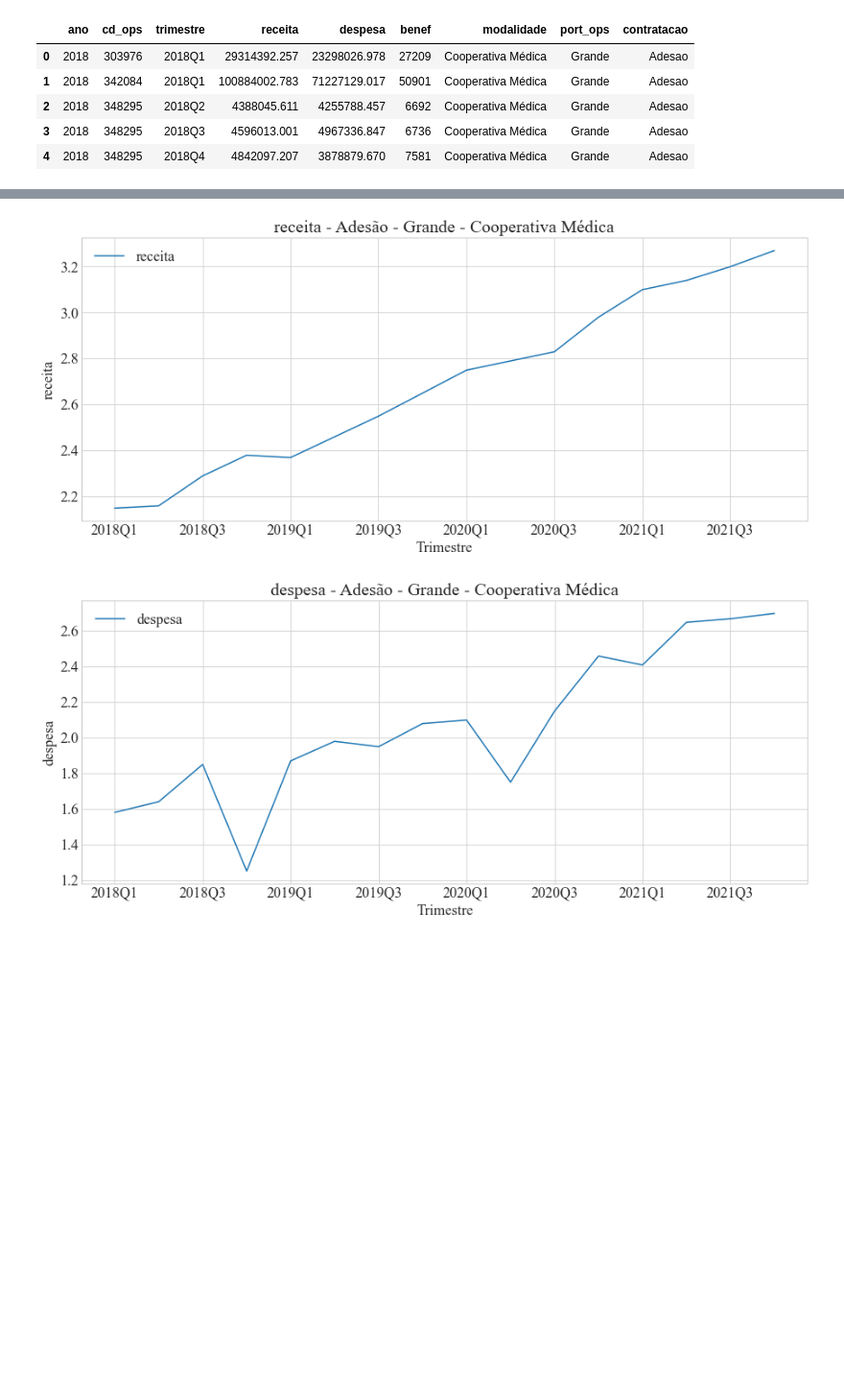
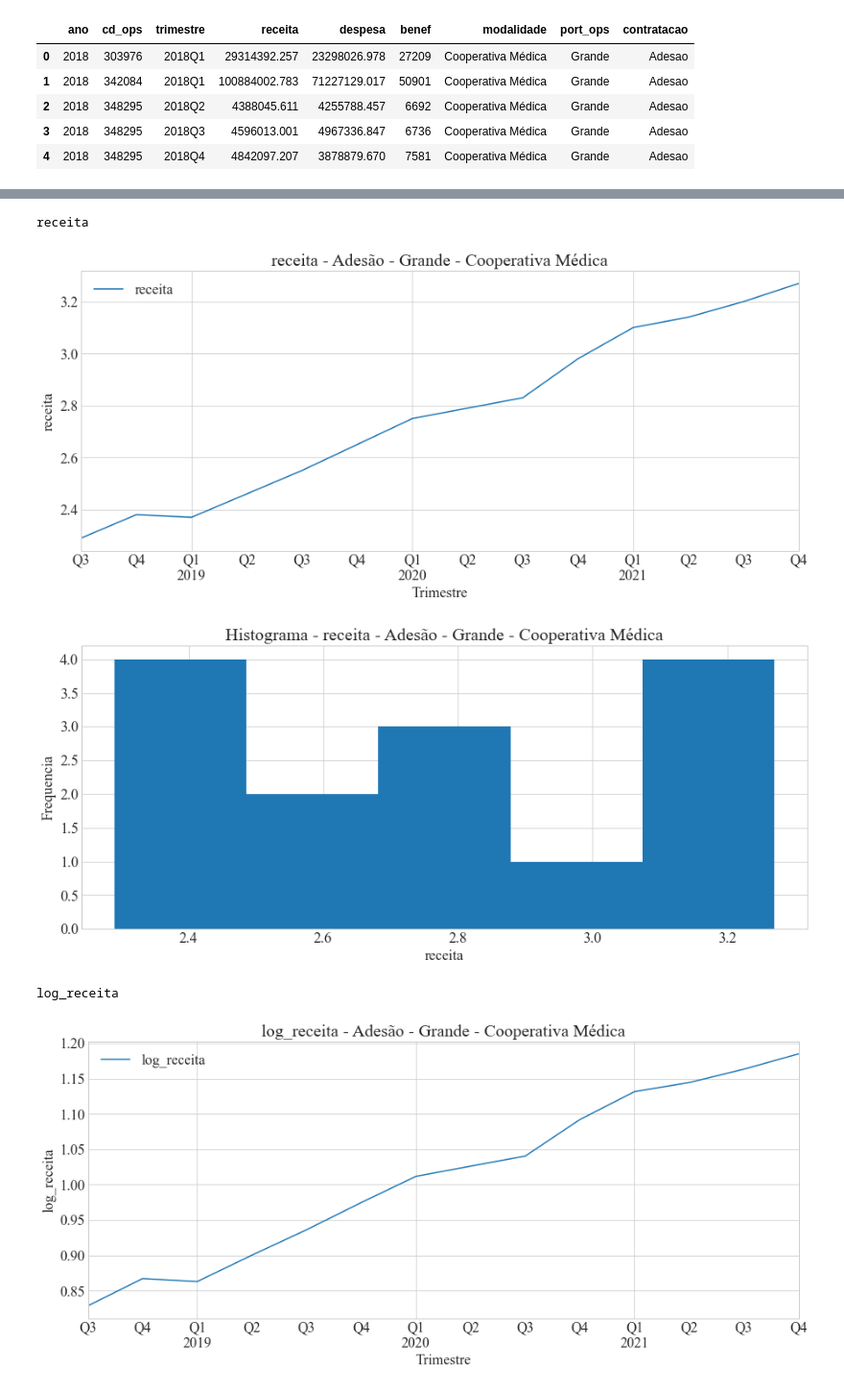
Before and after one commit to ricardofernando/TCC, a Jupyter notebook: codigos/preparacao_dados/analise_agrupadas/adesao/porte_grande/adesao_grande_cooperativa_medica/RF_ade_g_coopmed.ipynb, the cells around one changed output, grey strips where cells are left out. Shown at 96% size. Saved outputs shown, nothing was run; the diff lists cells and outputs as text; code cells hidden in the pictures; blank space fills up the shorter version.

```diff
--- a/codigos/preparacao_dados/analise_agrupadas/adesao/porte_grande/adesao_grande_cooperativa_medica/RF_ade_g_coopmed.ipynb
+++ b/codigos/preparacao_dados/analise_agrupadas/adesao/porte_grande/adesao_grande_cooperativa_medica/RF_ade_g_coopmed.ipynb
@@ -56,7 +64,7 @@ grupo_csv = "ade_g_coopmed.csv"
 
 path = r'D:\TCC\TCC\codigos\preparacao_dados\analise_agrupadas\adesao\porte_grande\adesao_grande_cooperativa_medica' + '\\' + grupo_csv
 
-ans = pd.read_csv(path, sep=';', decimal= ',', encoding='mbcs')
+ans = pd.read_csv(grupo_csv, sep=';', decimal= ',', encoding='mbcs')
 
 ans.head()
 # %% [output]
@@ -92,11 +100,19 @@ ans_agrup['n_tri'] = ans_agrup['n_tri'].astype('int')
 
 ans_agrup['trimestre'] = pd.PeriodIndex(ans_agrup['trimestre'], freq="Q")
 
-ans_agrup['receita_l1'] =  ans_agrup['receita'].shift(1)
+ans_agrup['n_tri_l1'] = ans_agrup['n_tri'].shift(1)
 
-ans_agrup['receita_l2'] =  ans_agrup['receita'].shift(2)
+ans_agrup['n_tri_l2'] = ans_agrup['n_tri'].shift(2)
+
+ans_agrup['log_receita'] = np.log(ans_agrup['receita'])
+
+receita, lam_receita = boxcox(ans_agrup['receita'])
+
+ans_agrup['boxcox_receita'] = receita
 
 ans_agrup.set_index('trimestre', inplace=True)
 
-ans_agrup
+ans_agrup = ans_agrup.dropna()
+
+ans_agrup.info()
 # %% [output]
@@ -140,0 +138,4 @@ memory usage: 768.0 bytes
+# %%
+columns_receita = ['receita','log_receita','boxcox_receita']
+
+ans_agrup
@@ -141,10 +159,21 @@ memory usage: 768.0 bytes
 # %%
-for c in ans_agrup[columns]:
+for c in ans_agrup[columns_receita]:
+    print(str(c))
+
     ans_agrup.plot(y = str(c), figsize=(15,6))
     plt.xlabel('Trimestre')
     plt.ylabel(c)
     plt.title(f'{str(c)} - '+ grupo)
     plt.show()
+
+    ans_agrup[str(c)].hist(bins='auto',figsize=(15,6))
+    plt.xlabel(str(c))
+    plt.ylabel('Frequencia')
+    plt.title(f'Histograma - {str(c)} - '+ grupo)
+    plt.show()
 # %% [output]
+receita
-[figure, old version]
+[figure, new version]
-[figure, old version]
+[figure, new version]
+log_receita
+[figure, added]
```
Also changed, not shown: parts of 17 cells of this notebook, 16 other files.
